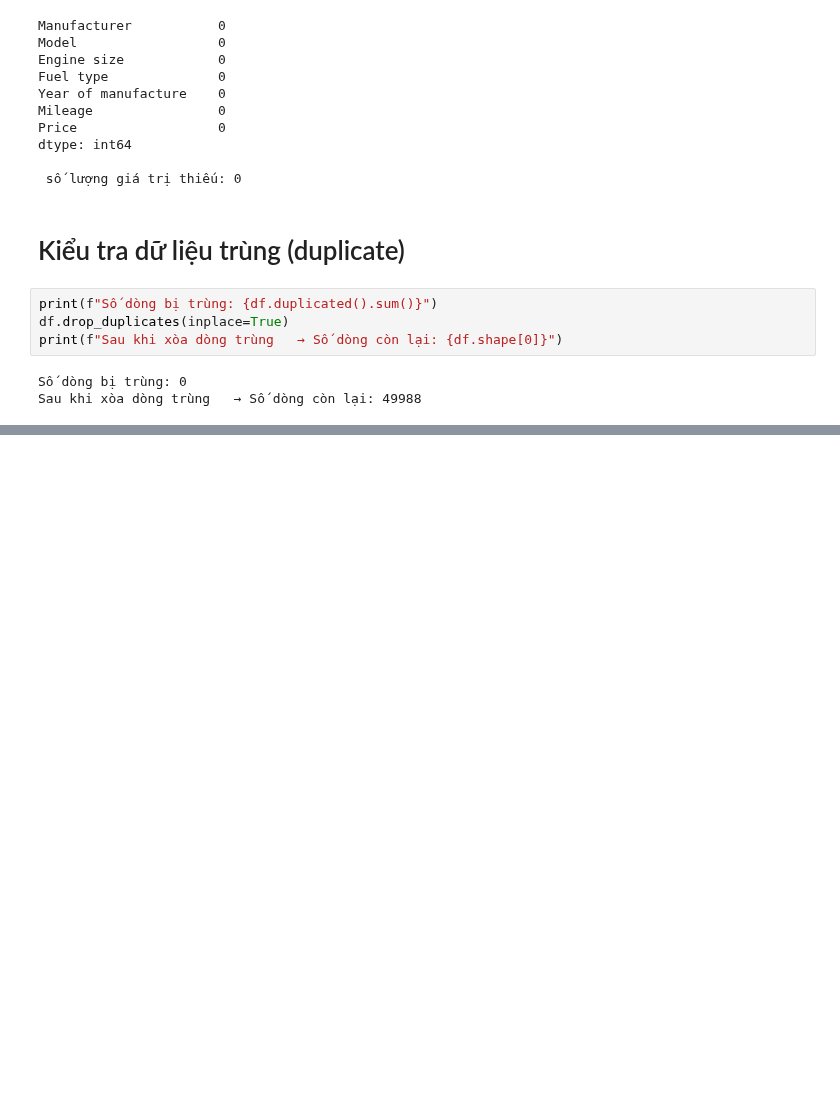
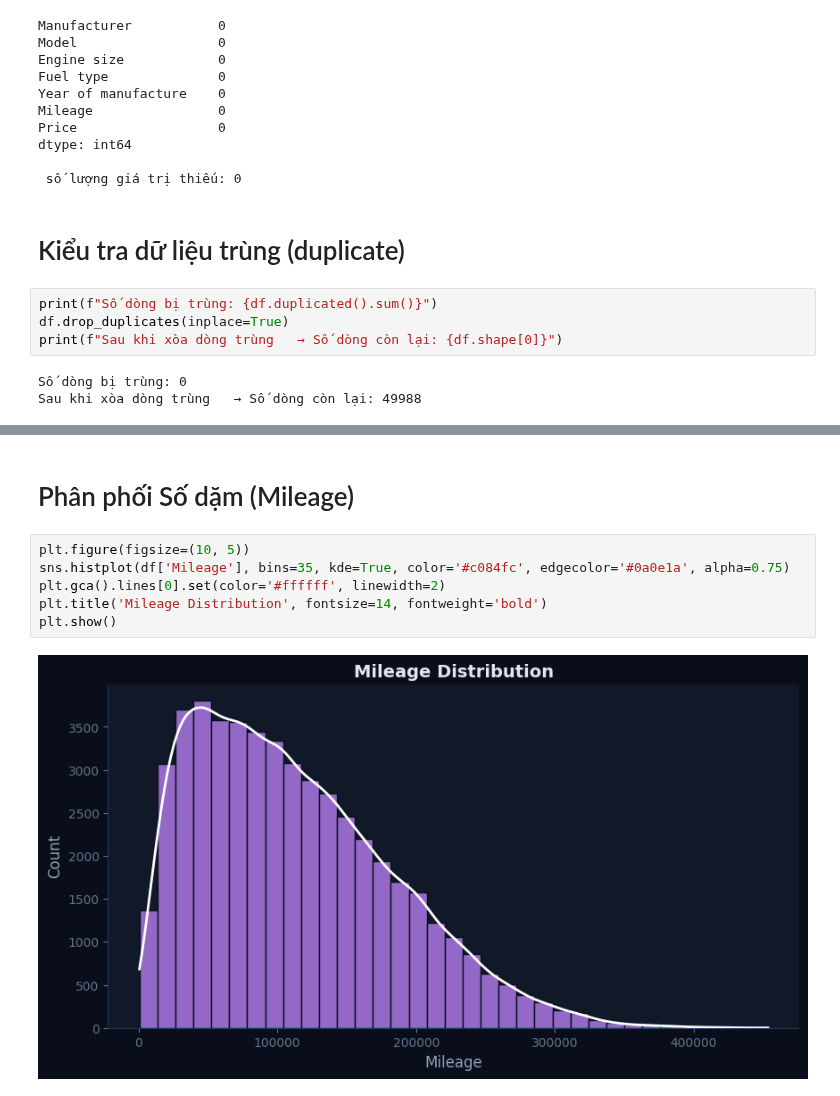
Before and after one commit to hoangchaulanbao/HocmayNC, a Jupyter notebook: btcn.ipynb, the cells around one changed output, grey strips where cells are left out. Cells and saved outputs as stored; diff of their text form; blank space fills up the shorter version.

```diff
--- a/btcn.ipynb
+++ b/btcn.ipynb
@@ -178,0 +235,10 @@ Sau khi xòa dòng trùng   → Số dòng còn lại: 49988
+# %% [markdown]
+# Phân phối Số dặm (Mileage)
+# %%
+plt.figure(figsize=(10, 5))
+sns.histplot(df['Mileage'], bins=35, kde=True, color='#c084fc', edgecolor='#0a0e1a', alpha=0.75)
+plt.gca().lines[0].set(color='#ffffff', linewidth=2)
+plt.title('Mileage Distribution', fontsize=14, fontweight='bold')
+plt.show()
+# %% [output]
+[figure, added]
```
Also changed, not shown: parts of 28 cells of this notebook.
